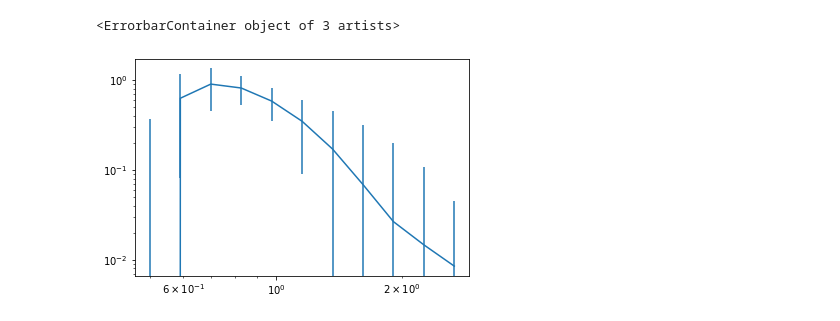
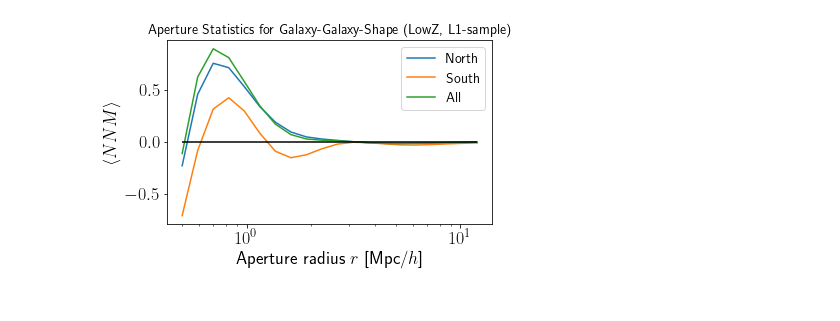
Before and after one commit to llinke1/G3LConGPU, a Jupyter notebook: LowZ/test.ipynb, the cells around one changed output. Cells and saved outputs as stored; diff of their text form; code cells hidden in the pictures.

```diff
--- a/LowZ/test.ipynb
+++ b/LowZ/test.ipynb
@@ -18,8 +79,17 @@ plt.hlines(0, min(north[:,0]), max(north[:,0]))
-# %%
-error=np.abs((north[:,3]-south[:,3]))
-plt.xscale('log')
-plt.yscale('log')
-plt.errorbar(all[:,0], all[:,3], yerr=error)
-# %% [output]
-<ErrorbarContainer object of 3 artists>
-[figure, removed]
+# %%
+fig, ax=plt.subplots()
+
+#ax.set_yscale('log')
+ax.set_xscale('log')
+ax.plot(north[:,0], (north[:,3]), label='North')
+ax.plot(south[:,0], (south[:,3]), label='South')
+ax.plot(all[:,0], (all[:,3]), label='All')
+#ax.plot(north[:,0], north[:,3]+south[:,3])
+
+ax.hlines(0, min(north[:,0]), max(north[:,0]), color='k')
+ax.set_xlabel(r"Aperture radius $r$ [Mpc/$h$]")
+ax.set_ylabel(r"$\langle NNM \rangle$")
+
+finalizePlot(ax, "Aperture Statistics for Galaxy-Galaxy-Shape (LowZ, L1-sample)")
+# %% [output]
+[figure, added]
```
Also changed, not shown: parts of 11 cells of this notebook, 6 other files.
